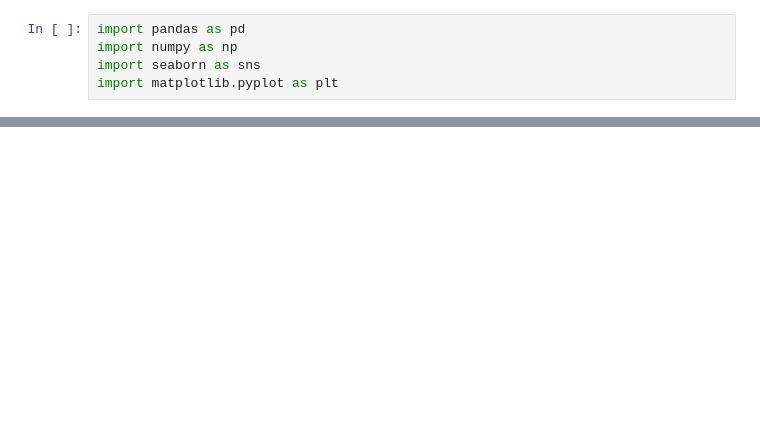
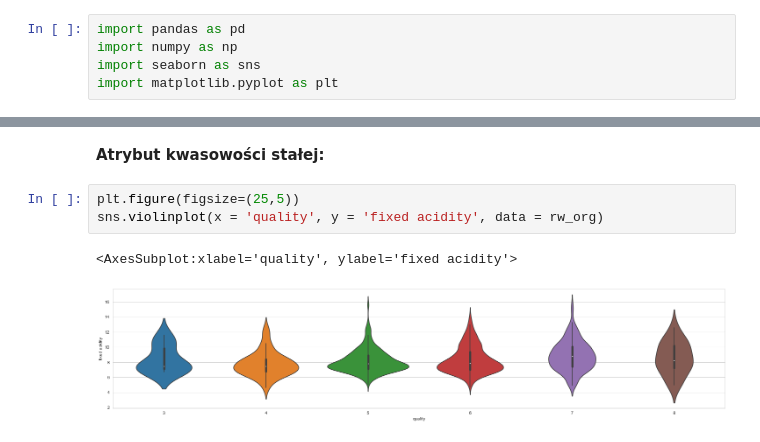
Before and after one commit to weronika-skiba/PRIAD-projekt-2021Z, a Jupyter notebook: projekt.ipynb, the cells around one changed output, grey strips where cells are left out. Cells and saved outputs as stored; diff of their text form; blank space fills up the shorter version.

```diff
--- a/projekt.ipynb
+++ b/projekt.ipynb
@@ -48,0 +187,8 @@ sns.heatmap(ww.corr(),annot = ww.corr())
+# %% [markdown]
+**Atrybut kwasowości stałej:** <a name="AKS"></a>
+# %%
+plt.figure(figsize=(25,5))
+sns.violinplot(x = 'quality', y = 'fixed acidity', data = rw_org)
+# %% [output]
+<AxesSubplot:xlabel='quality', ylabel='fixed acidity'>
+[figure, added]
```
Also changed, not shown: parts of 63 cells of this notebook, 3 other files.
